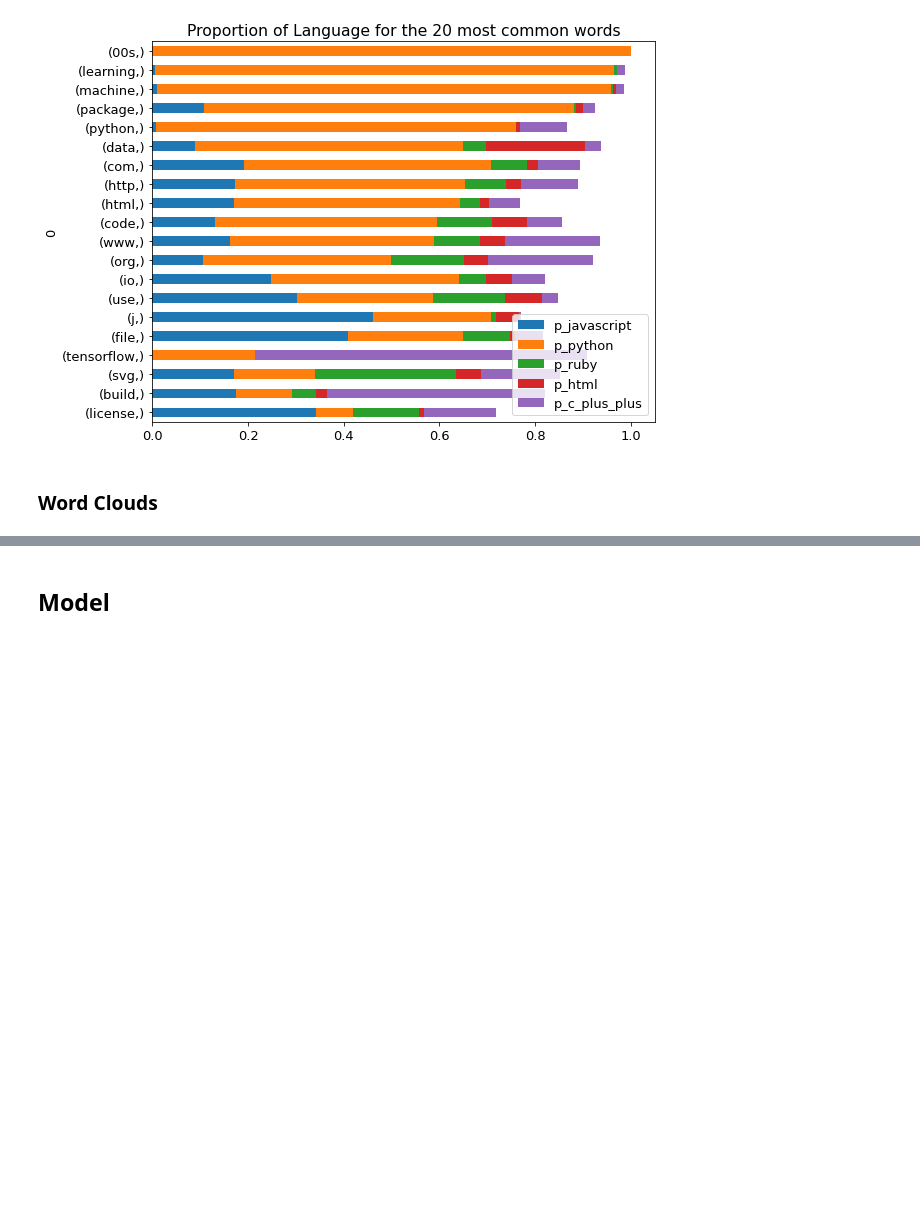
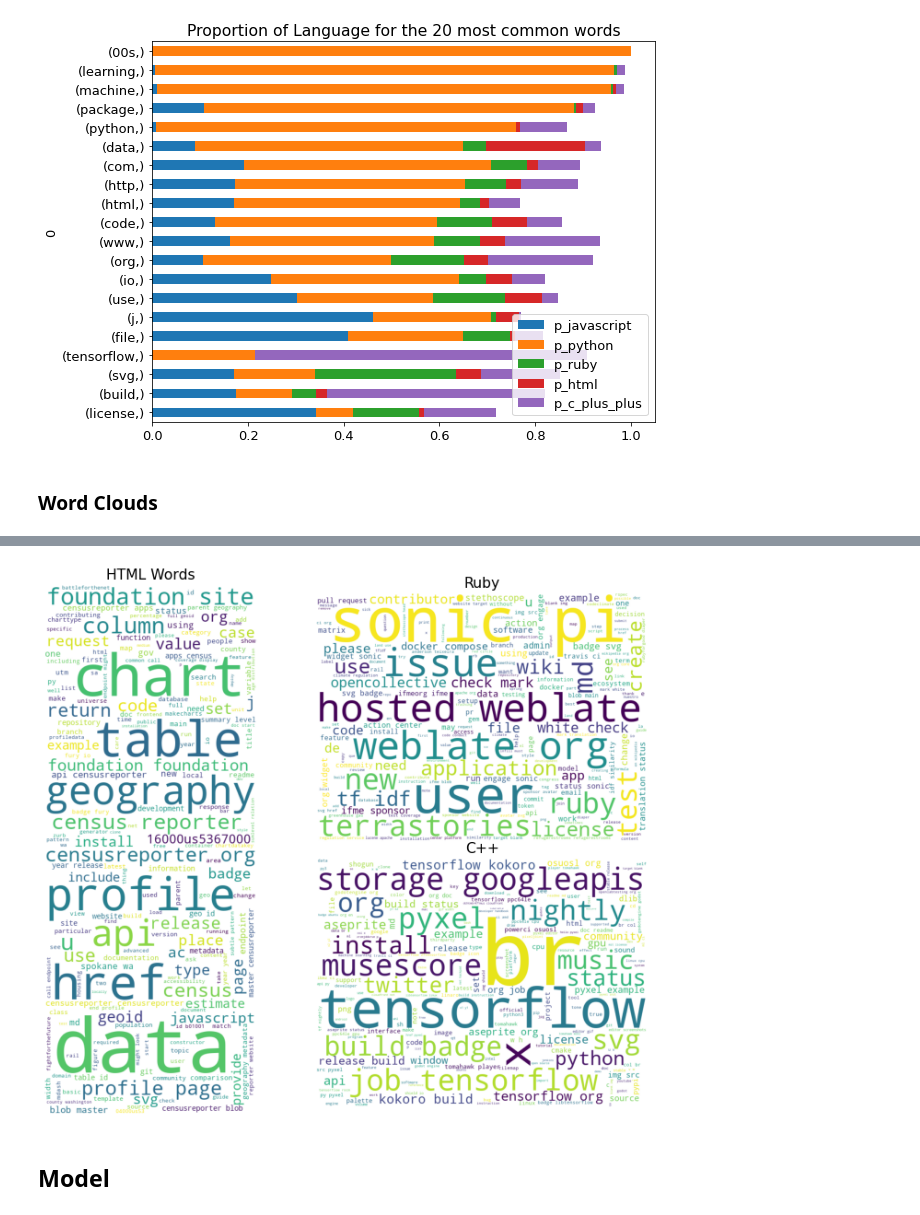
Before and after one commit to NLP-404-Not-Found/nlp-project, a Jupyter notebook: kwames_sketchbook.ipynb, the cells around one changed output, grey strips where cells are left out. Cells and saved outputs as stored; diff of their text form; code cells hidden in the pictures; blank space fills up the shorter version.

```diff
--- a/kwames_sketchbook.ipynb
+++ b/kwames_sketchbook.ipynb
@@ -349,3 +351,22 @@ for ax in axs: ax.axis('off')
+# %%
+html_cloud = WordCloud(background_color='white', height=1000, width=400, margin=2).generate(html_words)
+ruby_cloud = WordCloud(background_color='white', height=600, width=800, margin=2).generate(ruby_words)
+c_plus_plus_cloud = WordCloud(background_color='white', height=600, width=800, margin=2).generate(c_plus_plus_words)
+
+plt.figure(figsize=(10, 8))
+axs = [plt.axes([0, 0, .5, 1]), plt.axes([.5, .5, .5, .5]), plt.axes([.5, 0, .5, .5])]
+
+axs[0].imshow(html_cloud)
+axs[1].imshow(ruby_cloud)
+axs[2].imshow(c_plus_plus_cloud)
+
+axs[0].set_title('HTML Words')
+axs[1].set_title('Ruby')
+axs[2].set_title('C++')
+
+for ax in axs: ax.axis('off')
+# %% [output]
+[figure, added]
 # %%
 # Extra words to add: ['github', 'project', 'name', 'library']
 # %% [markdown]
```
Also changed, not shown: parts of 1 cell of this notebook, 1 other file.
